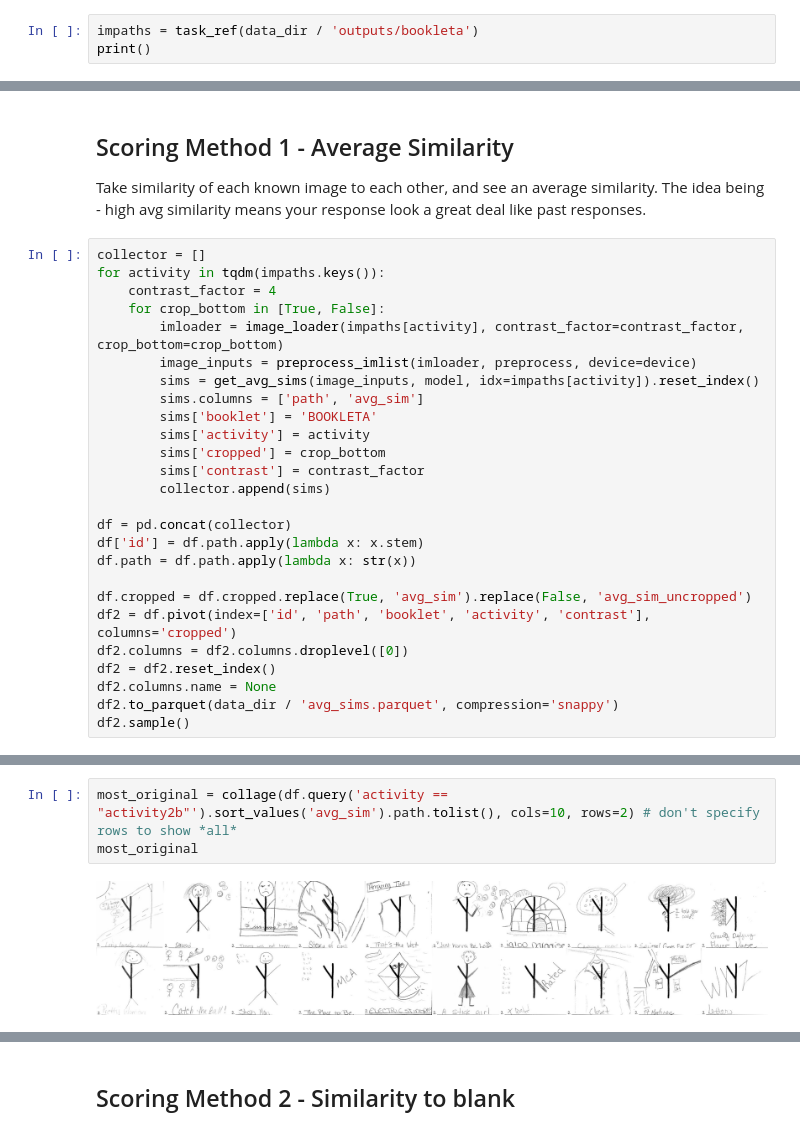
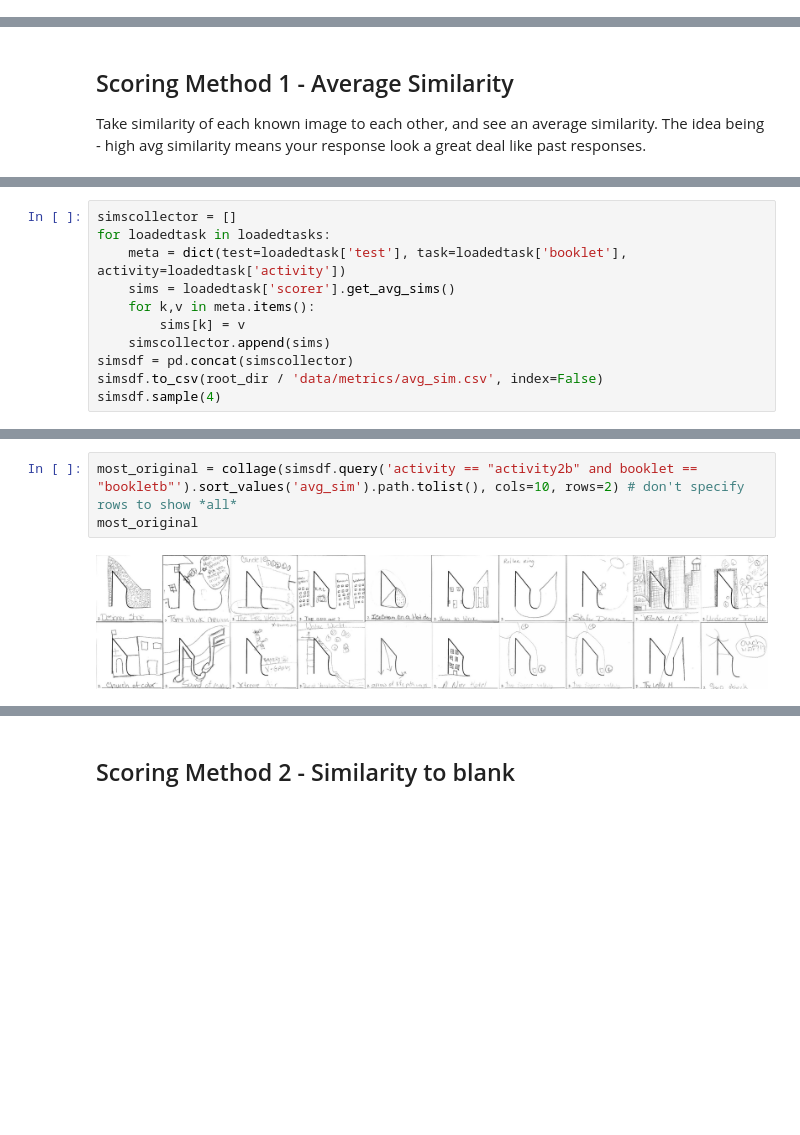
Before and after one commit to massivetexts/motes-figural, a Jupyter notebook: notebooks/measures/unsupervised-figural.ipynb, the cells around one changed output, grey strips where cells are left out. Cells and saved outputs as stored; diff of their text form; blank space fills up the shorter version.

```diff
--- a/notebooks/measures/unsupervised-figural.ipynb
+++ b/notebooks/measures/unsupervised-figural.ipynb
@@ -22,3 +27,0 @@ CLIP doesn't work on M1 GPUs yet; check here for updates: https://github.com/ope
-# %%
-impaths = task_ref(data_dir / 'outputs/bookleta')
-print()
@@ -74,29 +103,3 @@ for j, im in enumerate(pil_inputs):
 ## Scoring Method 1 - Average Similarity
 
 Take similarity of each known image to each other, and see an average similarity. The idea being - high avg similarity means your response look a great deal like past responses.
-# %%
-collector = []
-for activity in tqdm(impaths.keys()):
-    contrast_factor = 4
-    for crop_bottom in [True, False]:
-        imloader = image_loader(impaths[activity], contrast_factor=contrast_factor, crop_bottom=crop_bottom)
-        image_inputs = preprocess_imlist(imloader, preprocess, device=device)
-        sims = get_avg_sims(image_inputs, model, idx=impaths[activity]).reset_index()
-        sims.columns = ['path', 'avg_sim']
-        sims['booklet'] = 'BOOKLETA'
-        sims['activity'] = activity
-        sims['cropped'] = crop_bottom
-        sims['contrast'] = contrast_factor
-        collector.append(sims)
-
-df = pd.concat(collector)
-df['id'] = df.path.apply(lambda x: x.stem)
-df.path = df.path.apply(lambda x: str(x))
-
-df.cropped = df.cropped.replace(True, 'avg_sim').replace(False, 'avg_sim_uncropped')
-df2 = df.pivot(index=['id', 'path', 'booklet', 'activity', 'contrast'], columns='cropped')
-df2.columns = df2.columns.droplevel([0])
-df2 = df2.reset_index()
-df2.columns.name = None
-df2.to_parquet(data_dir / 'avg_sims.parquet', compression='snappy')
-df2.sample()
@@ -105,0 +106,11 @@ df2.sample()
+# %%
+simscollector = []
+for loadedtask in loadedtasks:
+    meta = dict(test=loadedtask['test'], task=loadedtask['booklet'], activity=loadedtask['activity'])
+    sims = loadedtask['scorer'].get_avg_sims()
+    for k,v in meta.items():
+        sims[k] = v
+    simscollector.append(sims)
+simsdf = pd.concat(simscollector)
+simsdf.to_csv(root_dir / 'data/metrics/avg_sim.csv', index=False)
+simsdf.sample(4)
@@ -106,5 +139,5 @@ df2.sample()
 # %%
-most_original = collage(df.query('activity == "activity2b"').sort_values('avg_sim').path.tolist(), cols=10, rows=2) # don't specify rows to show *all*
+most_original = collage(simsdf.query('activity == "activity2b" and booklet == "bookletb"').sort_values('avg_sim').path.tolist(), cols=10, rows=2) # don't specify rows to show *all*
 most_original
 # %% [output]
-[figure, old version]
+[figure, new version]
```
Also changed, not shown: parts of 26 cells of this notebook, 6 other files.
